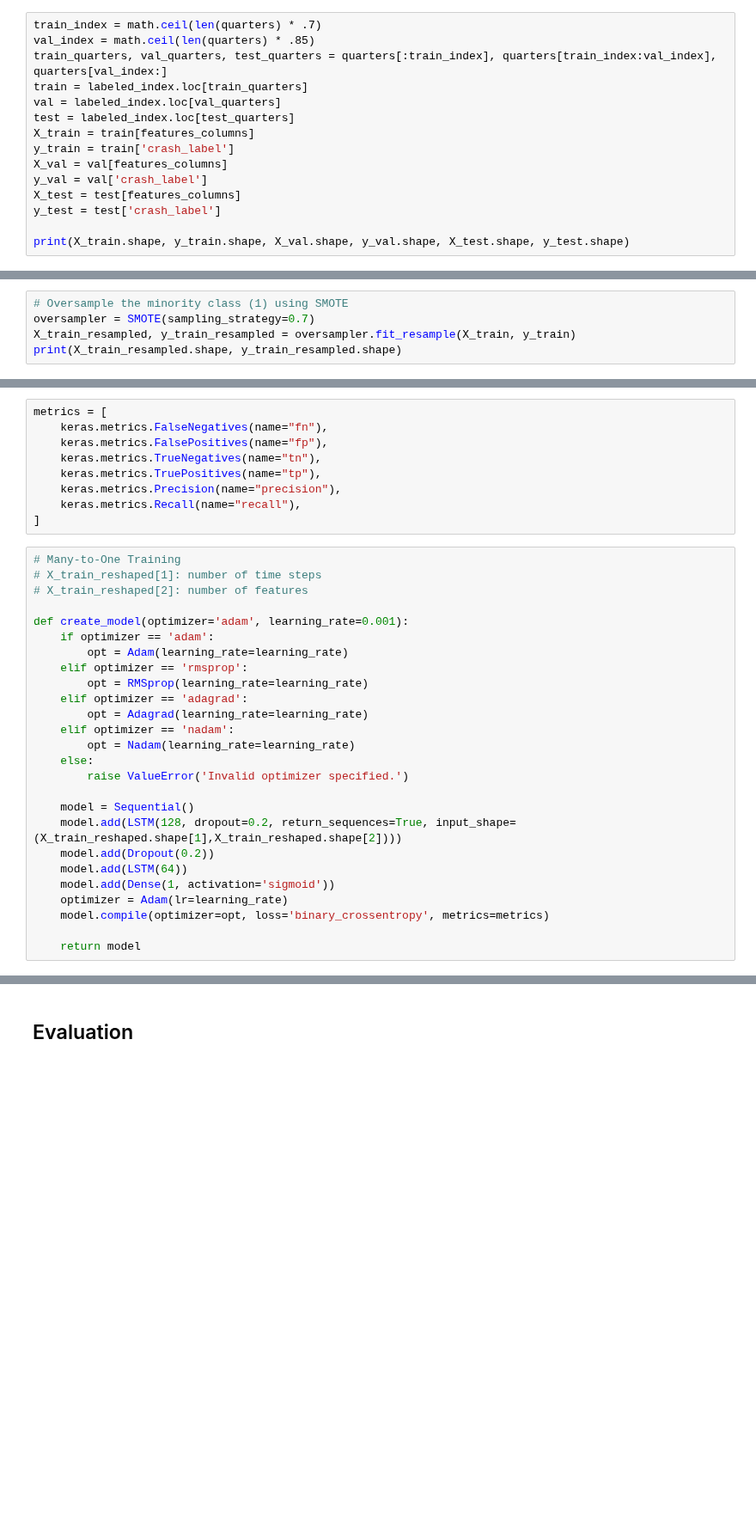
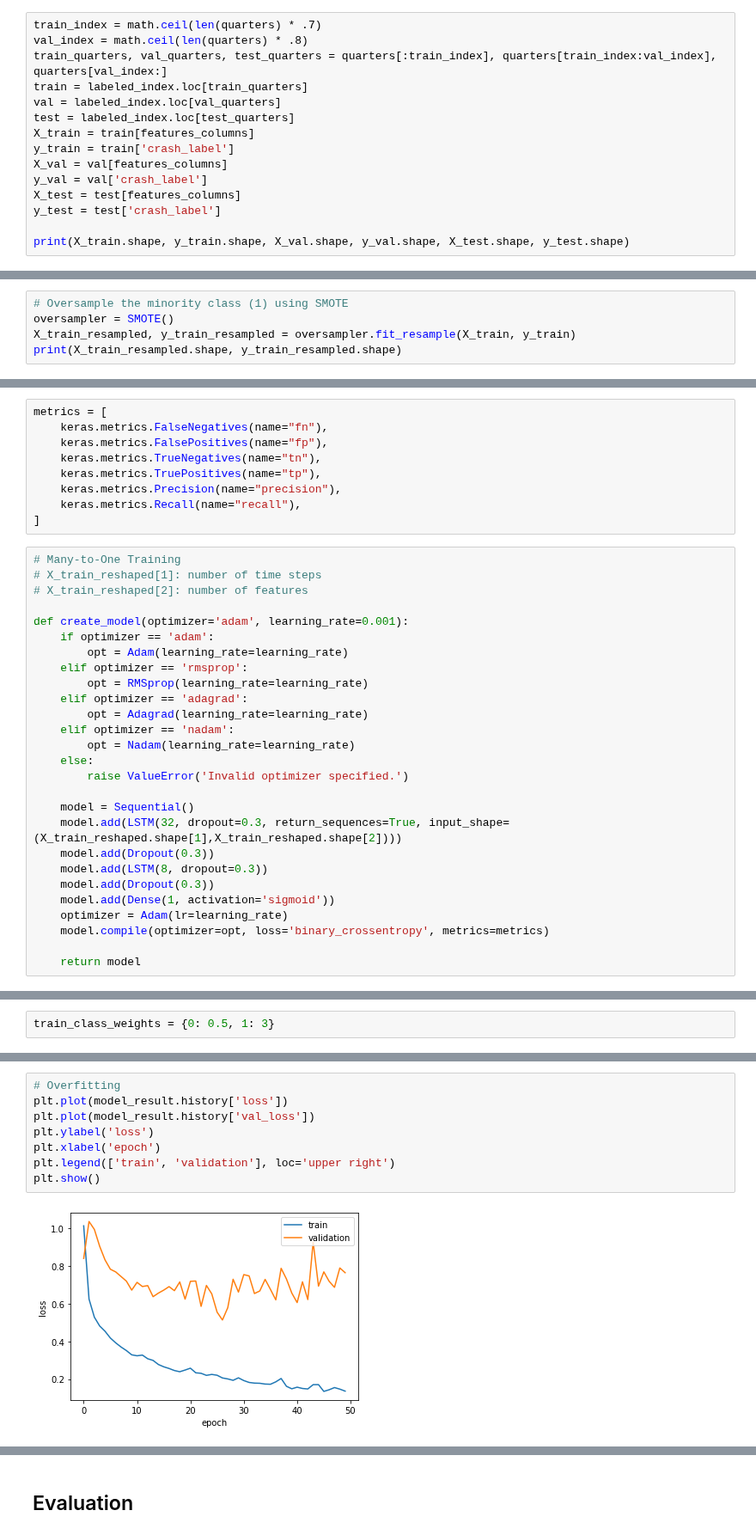
Before and after one commit to nicockt/fyp-2024, a Jupyter notebook: models/LSTM.ipynb, the cells around one changed output, grey strips where cells are left out. Shown at 86% size. Drawn from its saved outputs; the diff is of its cells as text; blank space fills up the shorter version.

Commit message:
tune lstm

```diff
--- a/models/LSTM.ipynb
+++ b/models/LSTM.ipynb
@@ -73,7 +73,7 @@ features_columns =['000001.SS', '^BSESN', '^BVSP', '^FCHI', '^FTLC', '^GDAXI', '
 ## Split data
 # %%
 train_index = math.ceil(len(quarters) * .7)
-val_index = math.ceil(len(quarters) * .85)
+val_index = math.ceil(len(quarters) * .8)
 train_quarters, val_quarters, test_quarters = quarters[:train_index], quarters[train_index:val_index], quarters[val_index:]
 train = labeled_index.loc[train_quarters]
 val = labeled_index.loc[val_quarters]
@@ -92,7 +92,7 @@ print(X_train.shape, y_train.shape, X_val.shape, y_val.shape, X_test.shape, y_te
 ## Oversampling
 # %%
 # Oversample the minority class (1) using SMOTE
-oversampler = SMOTE(sampling_strategy=0.7)
+oversampler = SMOTE()
 X_train_resampled, y_train_resampled = oversampler.fit_resample(X_train, y_train)
 print(X_train_resampled.shape, y_train_resampled.shape)
 # %% [output]
@@ -170,9 +170,10 @@ def create_model(optimizer='adam', learning_rate=0.001):
         raise ValueError('Invalid optimizer specified.')
 
     model = Sequential()
-    model.add(LSTM(128, dropout=0.2, return_sequences=True, input_shape=(X_train_reshaped.shape[1],X_train_reshaped.shape[2])))
-    model.add(Dropout(0.2))
-    model.add(LSTM(64))
+    model.add(LSTM(32, dropout=0.3, return_sequences=True, input_shape=(X_train_reshaped.shape[1],X_train_reshaped.shape[2])))
+    model.add(Dropout(0.3))
+    model.add(LSTM(8, dropout=0.3))
+    model.add(Dropout(0.3))
     model.add(Dense(1, activation='sigmoid'))
     optimizer = Adam(lr=learning_rate)
     model.compile(optimizer=opt, loss='binary_crossentropy', metrics=metrics)
@@ -284 +234,3 @@ print(train_class_weights)
+# %%
+train_class_weights = {0: 0.5, 1: 3}
 # %%
@@ -324,3 +279,13 @@ Epoch 50/50
+# %%
+# Overfitting
+plt.plot(model_result.history['loss'])
+plt.plot(model_result.history['val_loss'])
+plt.ylabel('loss')
+plt.xlabel('epoch')
+plt.legend(['train', 'validation'], loc='upper right')
+plt.show()
+# %% [output]
+[figure, added]
 # %%
 results = model.evaluate(X_test_reshaped, y_test_reshaped)
 results
```
Also changed, not shown: parts of 15 cells of this notebook, 1 other file.
